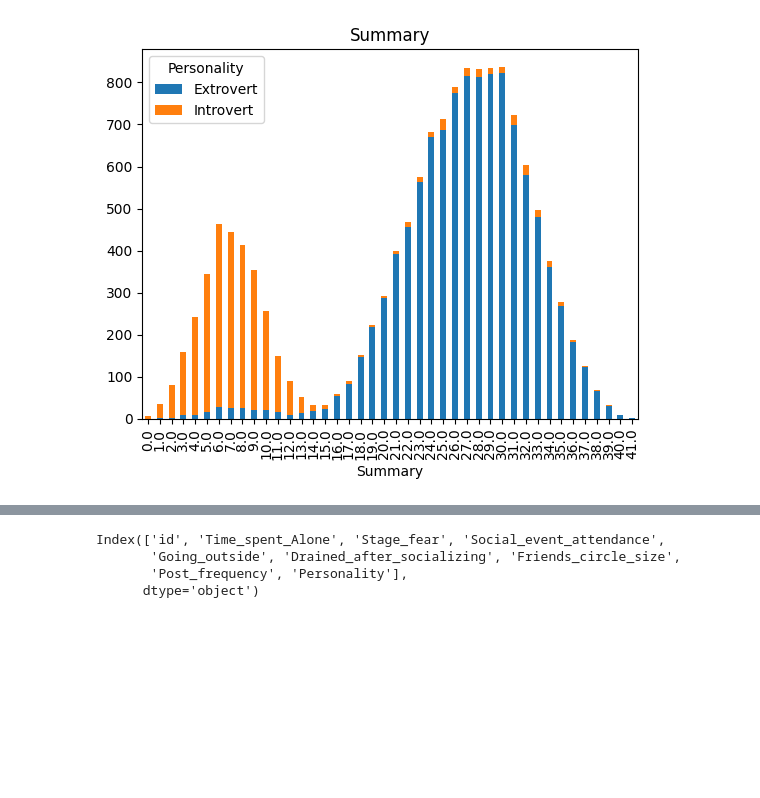
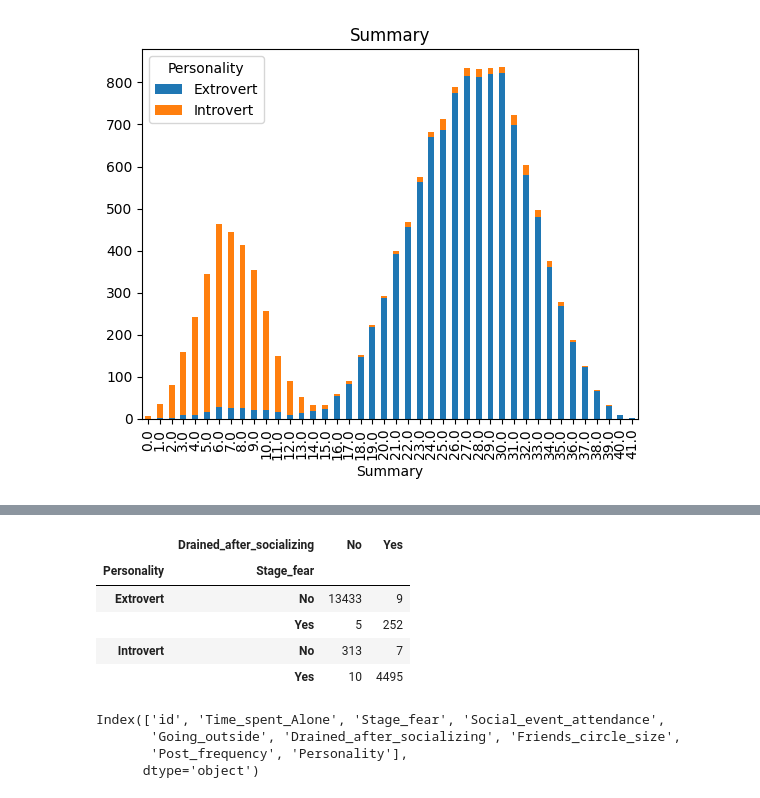
Before and after one commit to PiotrPieciak/LEARN_06_KAGGLE_Predict_Introverts, a Jupyter notebook: notebooks/01_Introverts_and_extroverts_EDA.ipynb, the cells around one changed output, grey strips where cells are left out. Drawn from its saved outputs; the diff is of its cells as text; code cells hidden in the pictures; blank space fills up the shorter version.

Commit message:
Kaggle Notebook | 01_Introverts_and_extroverts_EDA | Version 20

```diff
--- a/notebooks/01_Introverts_and_extroverts_EDA.ipynb
+++ b/notebooks/01_Introverts_and_extroverts_EDA.ipynb
@@ -322,3 +430,12 @@ extrovert_col_df.groupby(['Summary','Personality']).size().unstack().plot(kind='
+# %%
+pd.crosstab([df_encoded['Personality'],df_encoded["Stage_fear"]],df_encoded["Drained_after_socializing"]  )
+# %% [output]
+|  | Drained_after_socializing | No | Yes |
+| Personality | Stage_fear |  |  |
+| Extrovert | No | 13433 | 9 |
+|  | Yes | 5 | 252 |
+| Introvert | No | 313 | 7 |
+|  | Yes | 10 | 4495 |
 # %%
 train_df.columns
 # %% [output]
```
Also changed, not shown: parts of 9 cells of this notebook.
